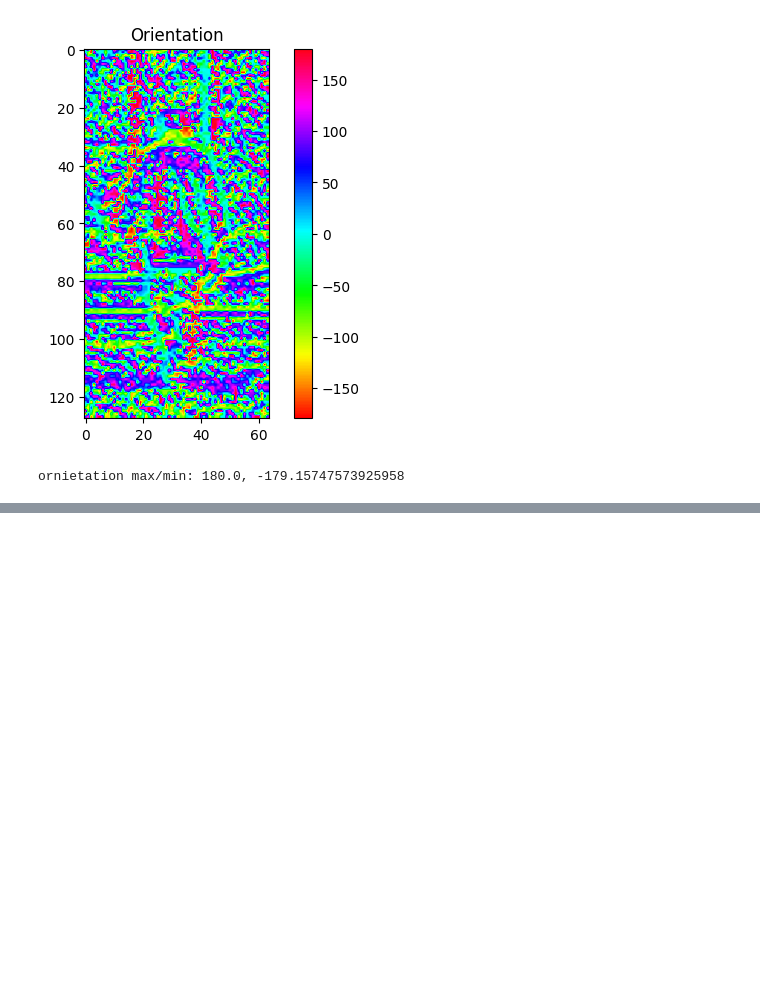
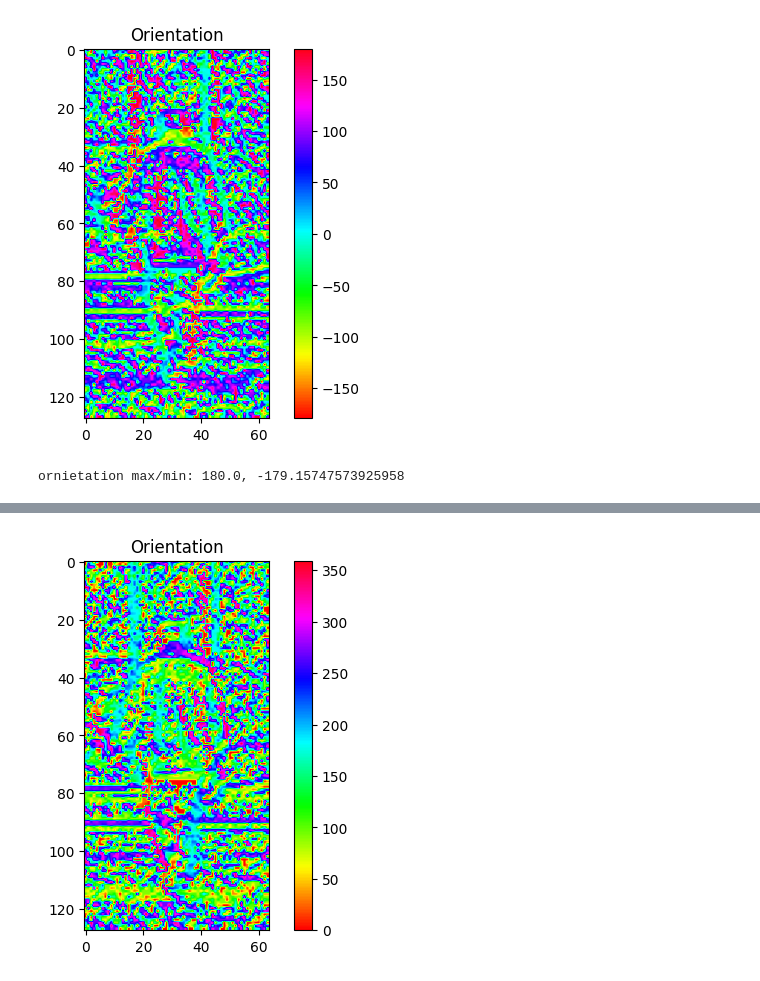
Before and after one commit to haarmeggido/Advanced-Vision-Algorithms, a Jupyter notebook: 11/lab11.ipynb, the cells around one changed output, grey strips where cells are left out. Drawn from its saved outputs; the diff is of its cells as text; code cells hidden in the pictures; blank space fills up the shorter version.

```diff
--- a/11/lab11.ipynb
+++ b/11/lab11.ipynb
@@ -40,19 +40,25 @@ img = cv2.imread("mats/pedestrians/pos/per00001.ppm").astype(np.int32)
 
 folder_path = "mats/pedestrians/pos"
 
-for i in range(1, 925):
-  file_name = f"per{i:05d}.ppm"
+import os
+
+folder_path = "mats/pedestrians/pos"
+file_names = [f"per{i:05d}.ppm" for i in range(1, 10)]
+
+cv2.namedWindow("Grayscale Image")
+
+for file_name in file_names:
   file_path = os.path.join(folder_path, file_name)
 
   img = cv2.imread(file_path)
   gray_img = cv2.cvtColor(img, cv2.COLOR_BGR2GRAY)
 
-  cv2.imshow(f"Grayscale Image {i}", gray_img)
-  cv2.waitKey(0)
+  cv2.imshow("Grayscale Image", gray_img)
 
   # break if the user presses the 'q' key
   if cv2.waitKey(0) & 0xFF == ord('q'):
     break
+
 cv2.destroyAllWindows()
 # %%
 im = cv2.imread("mats/pedestrians/pos/per00001.ppm")
@@ -145,0 +123,67 @@ plt.show()
+# %%
+CELL_SIZE = 8
+BLOCK_SIZE = 2
+NBINS = 9
+def get_mag_ang(im):
+    '''
+    Calculate gradient magnitude and orientation of a given image
+    Magnitude is calculated as sqrt(dx**2 + dy**2)
+    Orientation is calculated as arctan(dy/dx) * 180 / pi
+    '''
+    dx = scipy.ndimage.convolve1d(np.int32(im), np.array([ -1 , 0 , 1]) ,1)
+    dy = scipy.ndimage.convolve1d(np.int32(im), np.array([ -1 , 0 , 1]) ,0)
+
+    magnitude = np.sqrt(dx ** 2 + dy ** 2)
+    orientation = np.arctan2(dy, dx)
+
+    # max_B = np.logical_and(magnitude[:, :, 1] < magnitude[: , : , 0], magnitude[:, :, 2] < magnitude[:, :, 0])
+    # max_G = np.logical_and(magnitude[:, :, 0] < magnitude[: , : , 1], magnitude[:, :, 2] < magnitude[:, :, 1])
+    # max_R = np.logical_and(magnitude[:, :, 0] < magnitude[: , : , 2], magnitude[:, :, 1] < magnitude[:, :, 2])
+    # print(magnitude.shape)
+    magnitude_max = np.max(magnitude, axis=2)
+
+    orientation = np.choose(np.argmax(magnitude, axis=2), [orientation[:, :, 0], orientation[:, :, 1], orientation[:, :, 2]]) * 180 / np.pi
+    orientation = np.where(orientation < 0, orientation + 360, orientation)
+
+    print(f'orientation min, max: {np.min(orientation)}, {np.max(orientation)}')
+
+    return magnitude_max, orientation
+
+def visualize_mag_ang(mag, ang):
+    plt.figure()
+    plt.imshow(mag, cmap='gray')
+    plt.title('Magnitude')
+    plt.colorbar()
+
+    plt.figure()
+
+    plt.imshow(ang, cmap='hsv')
+    plt.title('Orientation')
+    plt.colorbar()
+
+    plt.show()
+
+def hog(img):
+    XX, YY = img[:,:,0].shape
+    YY_CELL = np.int32(YY/CELL_SIZE)
+    XX_CELL = np.int32(XX/CELL_SIZE)
+    mag, ang = get_mag_ang(img)
+    visualize_mag_ang(mag, ang)
+    bins = np.int32(NBINS*ang/(2*np.pi))    # quantizing binvalues in (0...8)
+    bin_cells = []
+    mag_cells = []
+    cellx = celly = CELL_SIZE
+    for i in range(0,img.shape[0],celly):
+        for j in range(0,img.shape[1],cellx):
+            bin_cells.append(bins[i:i+celly, j:j+cellx])
+            mag_cells.append(mag[i:i+celly, j:j+cellx])
+    hists = [np.bincount(b.ravel(), m.ravel(), NBINS) for b, m in zip(bin_cells, mag_cells)]
+    hist = np.hstack(hists)     # hist is a 1D vector
+    return hist
+
+img = cv2.imread("mats/pedestrians/pos/per00001.ppm")
+hist = hog(img)
+
+plt.plot(hist)
+plt.show()
+# %% [output]
@@ -145,0 +192 @@ plt.show()
+[figure, added]
```
Also changed, not shown: parts of 2 cells of this notebook, 1 other file.
